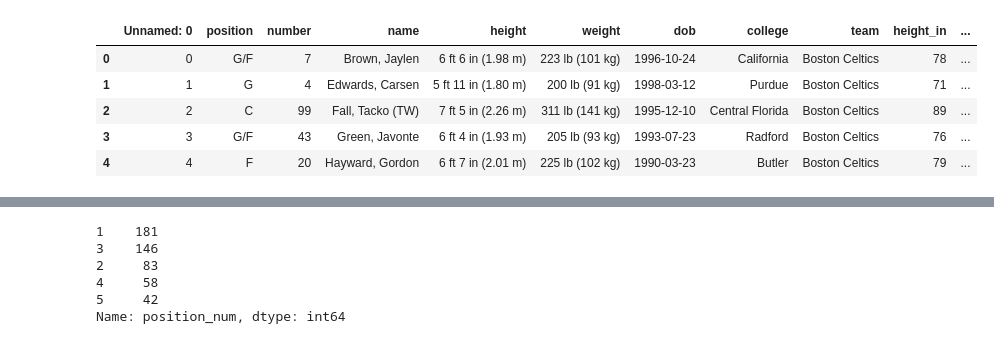
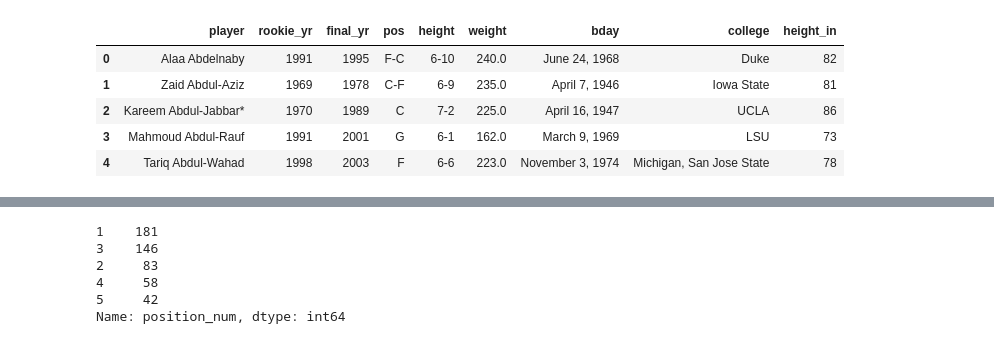
Before and after one commit to suttondaniel/parse-nba-wikis, a Jupyter notebook: nba-vis.ipynb, the cells around one changed output, grey strips where cells are left out. Cells and saved outputs as stored; diff of their text form; code cells hidden in the pictures.

```diff
--- a/nba-vis.ipynb
+++ b/nba-vis.ipynb
@@ -7,0 +34,23 @@ nba = pd.read_csv('nba_df.csv')
+# %%
+players_df = []
+alphanotx = 'abcdefghijklmnopqrstuvwyz'
+
+for letter in alphanotx:
+    url = f'https://www.basketball-reference.com/players/{letter}/'
+    html = requests.get(url, timeout=10)
+    soup = BeautifulSoup(html.content, 'html.parser')
+    for record in soup.find_all('tr'):
+        player = []
+        try:
+            player.append(record.contents[0].text)
+            #player.append(re.findall(r"/./(.*).html", str(record.contents[0]))[0]) # this line was for getting the BBREF player code...it was working at one point but for the sake of time let's ignore it for now.
+            player.append(record.contents[1].text)
+            player.append(record.contents[2].text)
+            player.append(record.contents[3].text)
+            player.append(record.contents[4].text)
+            player.append(record.contents[5].text)
+            player.append(record.contents[6].text)
+            player.append(record.contents[7].text)
+            players_df.append(player)
+        except:
+            pass
@@ -7,0 +61,8 @@ nba = pd.read_csv('nba_df.csv')
+# %%
+cols = ['player', 'rookie_yr', 'final_yr', 'pos', 'height', 'weight', 'bday', 'college']
+players = pd.DataFrame(data=players_df, columns=cols)
+players = players[players.height != '\n']
+# %%
+def height_in(row):
+    ft, ins = row.split('-')
+    return int(ft) * 12 + int(ins)
@@ -7,0 +89,2 @@ nba = pd.read_csv('nba_df.csv')
+# %%
+players['height_in'] = players.height.apply(height_in)
@@ -8,9 +121,9 @@ nba = pd.read_csv('nba_df.csv')
 # %%
-nba.head()
+players.head()
 # %% [output]
-|  | Unnamed: 0 | position | number | name | height | weight | dob | college | team | height_in | ... |
-| 0 | 0 | G/F | 7 | Brown, Jaylen | 6 ft 6 in (1.98 m) | 223 lb (101 kg) | 1996-10-24 | California | Boston Celtics | 78 | ... |
-| 1 | 1 | G | 4 | Edwards, Carsen | 5 ft 11 in (1.80 m) | 200 lb (91 kg) | 1998-03-12 | Purdue | Boston Celtics | 71 | ... |
-| 2 | 2 | C | 99 | Fall, Tacko (TW) | 7 ft 5 in (2.26 m) | 311 lb (141 kg) | 1995-12-10 | Central Florida | Boston Celtics | 89 | ... |
-| 3 | 3 | G/F | 43 | Green, Javonte | 6 ft 4 in (1.93 m) | 205 lb (93 kg) | 1993-07-23 | Radford | Boston Celtics | 76 | ... |
-| 4 | 4 | F | 20 | Hayward, Gordon | 6 ft 7 in (2.01 m) | 225 lb (102 kg) | 1990-03-23 | Butler | Boston Celtics | 79 | ... |
+|  | player | rookie_yr | final_yr | pos | height | weight | bday | college | height_in |
+| 0 | Alaa Abdelnaby | 1991 | 1995 | F-C | 6-10 | 240.0 | June 24, 1968 | Duke | 82 |
+| 1 | Zaid Abdul-Aziz | 1969 | 1978 | C-F | 6-9 | 235.0 | April 7, 1946 | Iowa State | 81 |
+| 2 | Kareem Abdul-Jabbar* | 1970 | 1989 | C | 7-2 | 225.0 | April 16, 1947 | UCLA | 86 |
+| 3 | Mahmoud Abdul-Rauf | 1991 | 2001 | G | 6-1 | 162.0 | March 9, 1969 | LSU | 73 |
+| 4 | Tariq Abdul-Wahad | 1998 | 2003 | F | 6-6 | 223.0 | November 3, 1974 | Michigan, San Jose State | 78 |
```
Also changed, not shown: parts of 12 cells of this notebook, 8 other files.
